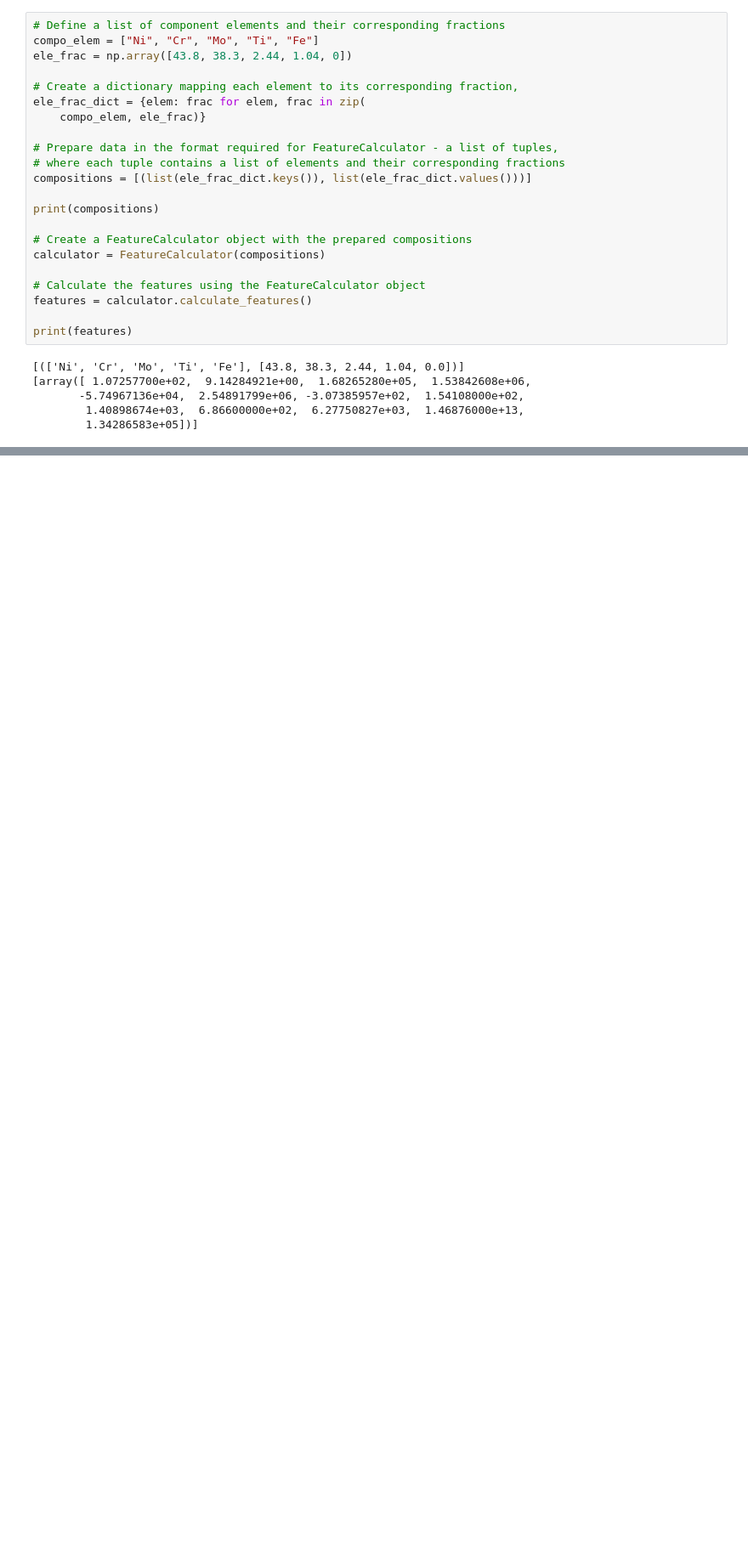
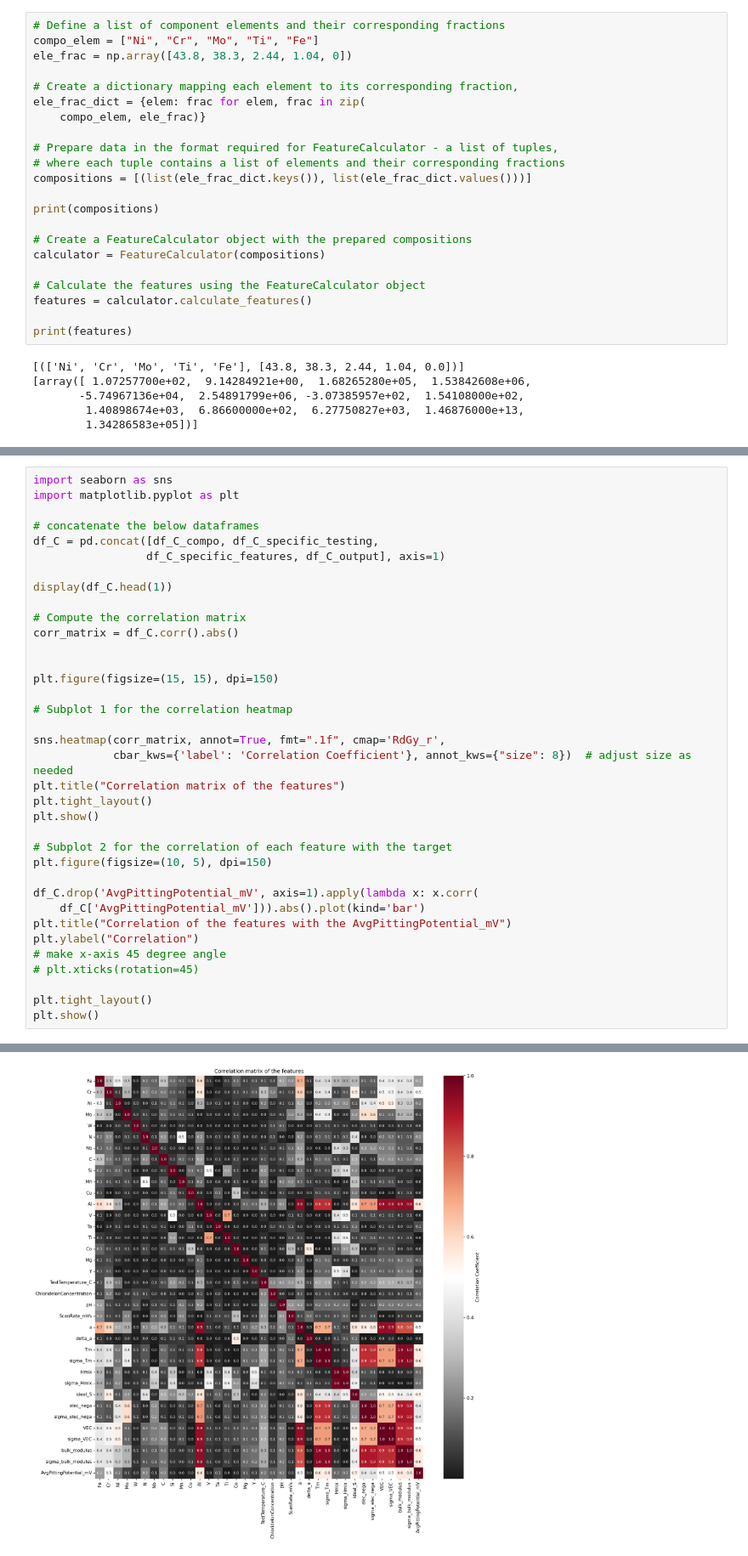
Before and after one commit to YXWU2014/CCA_representation_ML, a Jupyter notebook: Dataset_Cleaned/EDA_feature_calculation_evaluation.ipynb, the cells around one changed output, grey strips where cells are left out. Shown at 85% size. Drawn from its saved outputs; the diff is of its cells as text; blank space fills up the shorter version.

```diff
--- a/Dataset_Cleaned/EDA_feature_calculation_evaluation.ipynb
+++ b/Dataset_Cleaned/EDA_feature_calculation_evaluation.ipynb
@@ -121,0 +116,37 @@ display
+# %%
+import seaborn as sns
+import matplotlib.pyplot as plt
+
+# concatenate the below dataframes
+df_C = pd.concat([df_C_compo, df_C_specific_testing,
+                 df_C_specific_features, df_C_output], axis=1)
+
+display(df_C.head(1))
+
+# Compute the correlation matrix
+corr_matrix = df_C.corr().abs()
+
+
+plt.figure(figsize=(15, 15), dpi=150)
+
+# Subplot 1 for the correlation heatmap
+
+sns.heatmap(corr_matrix, annot=True, fmt=".1f", cmap='RdGy_r',
+            cbar_kws={'label': 'Correlation Coefficient'}, annot_kws={"size": 8})  # adjust size as needed
+plt.title("Correlation matrix of the features")
+plt.tight_layout()
+plt.show()
+
+# Subplot 2 for the correlation of each feature with the target
+plt.figure(figsize=(10, 5), dpi=150)
+
+df_C.drop('AvgPittingPotential_mV', axis=1).apply(lambda x: x.corr(
+    df_C['AvgPittingPotential_mV'])).abs().plot(kind='bar')
+plt.title("Correlation of the features with the AvgPittingPotential_mV")
+plt.ylabel("Correlation")
+# make x-axis 45 degree angle
+# plt.xticks(rotation=45)
+
+plt.tight_layout()
+plt.show()
+# %% [output]
@@ -121,0 +156 @@ display
+[figure, added]
```
Also changed, not shown: parts of 7 cells of this notebook.
